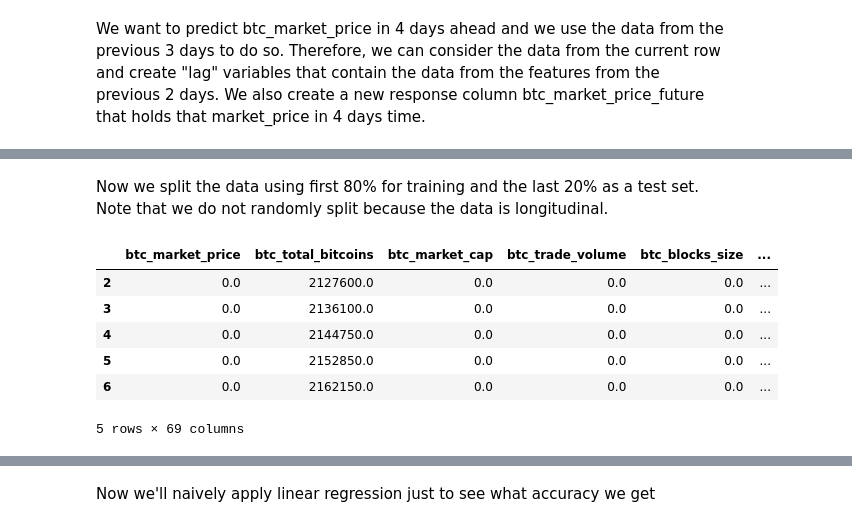
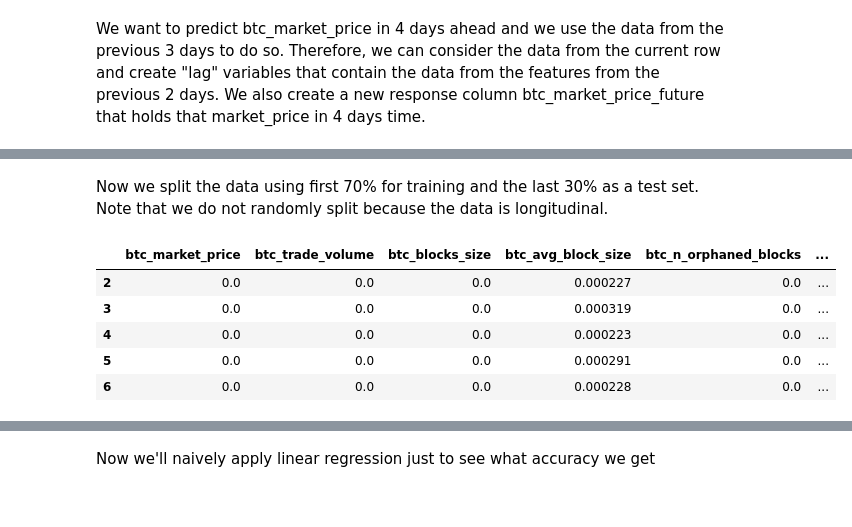
Before and after one commit to adiswami14/bitcoin-regression-study, a Jupyter notebook: BitcoinAnalysis.ipynb, the cells around one changed output, grey strips where cells are left out. Drawn from its saved outputs; the diff is of its cells as text; code cells hidden in the pictures.

```diff
--- a/BitcoinAnalysis.ipynb
+++ b/BitcoinAnalysis.ipynb
@@ -9,4 +12,5 @@ from skforecast.ForecasterAutoreg import ForecasterAutoreg
 # %%
+pd.set_option('display.max_columns', None)  # show all columns
 DATA_PATH = "data/bitcoin_data.csv"
 df = pd.read_csv(DATA_PATH)
 df.head()
@@ -23,5 +44,6 @@ Let's do some very basic initial processing so we can immediately do so naive li
 # %%
-# Drop Date column because it is a string so won't work with LinearRegression
-df = df.drop("Date", axis=1)
-df.head()
+# Drop Date column because it is a string, so it won't work with LinearRegression
+cols_to_drop = ["Date", "btc_market_cap", "btc_total_bitcoins"]
+df = df.drop(cols_to_drop, axis=1)
+df.corr()['btc_market_price'].sort_values(ascending=False)
 # %% [output]
@@ -85,3 +117,6 @@ Index(['btc_market_price', 'btc_total_bitcoins', 'btc_market_cap',
        'btc_estimated_transaction_volume_usd_lag1',
        'btc_estimated_transaction_volume_usd_lag2', 'btc_market_price_future'],
       dtype='object')
+# %%
+pd.set_option('display.max_rows', None)   # no truncation
+df_reshaped.corr()['btc_market_price_future'].sort_values(ascending=False)
@@ -88,23 +141,22 @@ Index(['btc_market_price', 'btc_total_bitcoins', 'btc_market_cap',
 # %% [markdown]
-Now we split the data using first 80% for training and the last 20% as a test set. Note that we do not randomly split because the data is longitudinal.
+Now we split the data using first 70% for training and the last 30% as a test set. Note that we do not randomly split because the data is longitudinal.
 # %%
 # Split into train/test dataframes
-train_size = int(len(df_reshaped) * 0.8)
+train_size = int(len(df_reshaped) * 0.7)
 train_df = df_reshaped.iloc[:train_size]
 test_df  = df_reshaped.iloc[train_size:]
 
 # Split by predictors/response so we can pass to sklearn
 response_col_name = 'btc_market_price_future'
 X_train = train_df.drop(response_col_name, axis=1)
 y_train = train_df[response_col_name]
 X_test = test_df.drop(response_col_name, axis=1)
 y_test = test_df[response_col_name]
 X_train.head()
 # %% [output]
-|  | btc_market_price | btc_total_bitcoins | btc_market_cap | btc_trade_volume | btc_blocks_size | ... |
-| 2 | 0.0 | 2127600.0 | 0.0 | 0.0 | 0.0 | ... |
-| 3 | 0.0 | 2136100.0 | 0.0 | 0.0 | 0.0 | ... |
-| 4 | 0.0 | 2144750.0 | 0.0 | 0.0 | 0.0 | ... |
-| 5 | 0.0 | 2152850.0 | 0.0 | 0.0 | 0.0 | ... |
-| 6 | 0.0 | 2162150.0 | 0.0 | 0.0 | 0.0 | ... |
+|  | btc_market_price | btc_trade_volume | btc_blocks_size | btc_avg_block_size | btc_n_orphaned_blocks | ... |
+| 2 | 0.0 | 0.0 | 0.0 | 0.000227 | 0.0 | ... |
+| 3 | 0.0 | 0.0 | 0.0 | 0.000319 | 0.0 | ... |
+| 4 | 0.0 | 0.0 | 0.0 | 0.000223 | 0.0 | ... |
+| 5 | 0.0 | 0.0 | 0.0 | 0.000291 | 0.0 | ... |
+| 6 | 0.0 | 0.0 | 0.0 | 0.000228 | 0.0 | ... |
-5 rows × 69 columns
```
Also changed, not shown: parts of 17 cells of this notebook.
